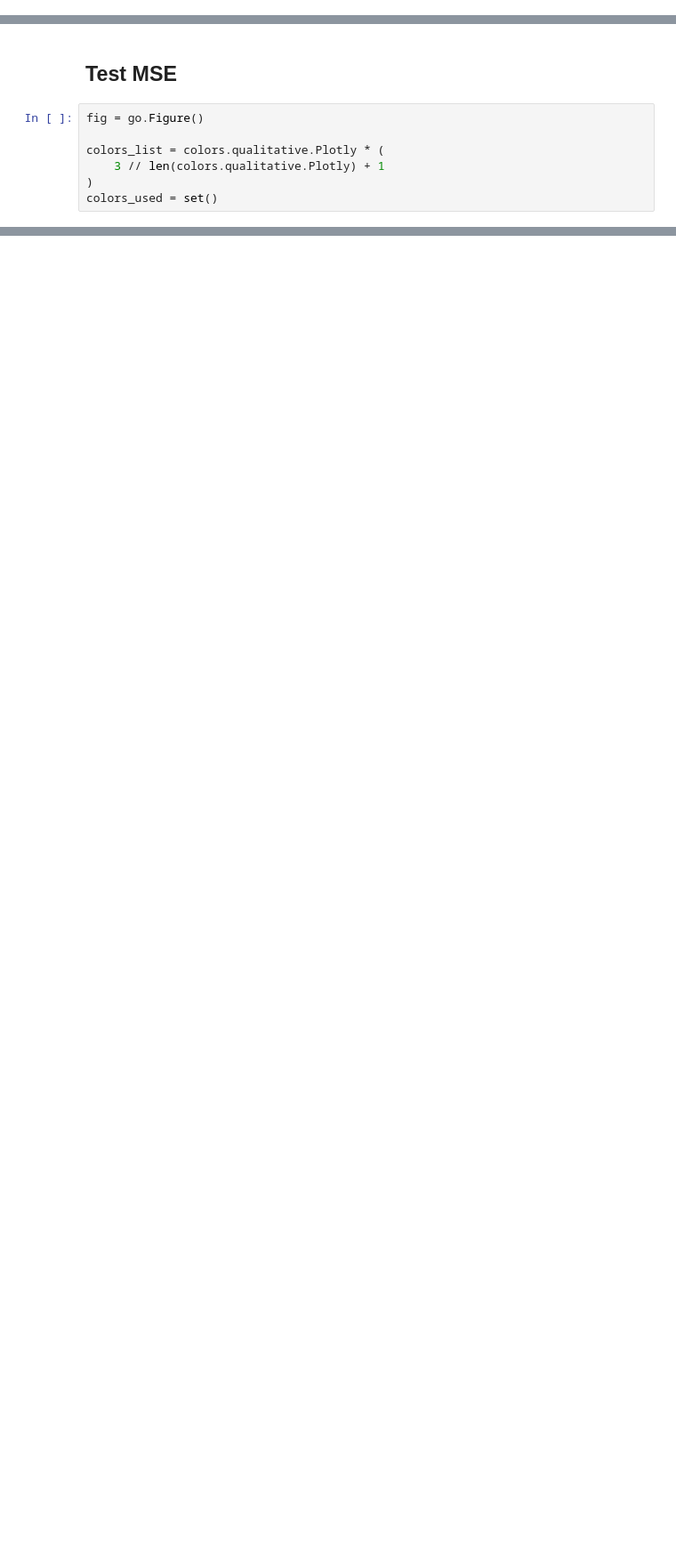
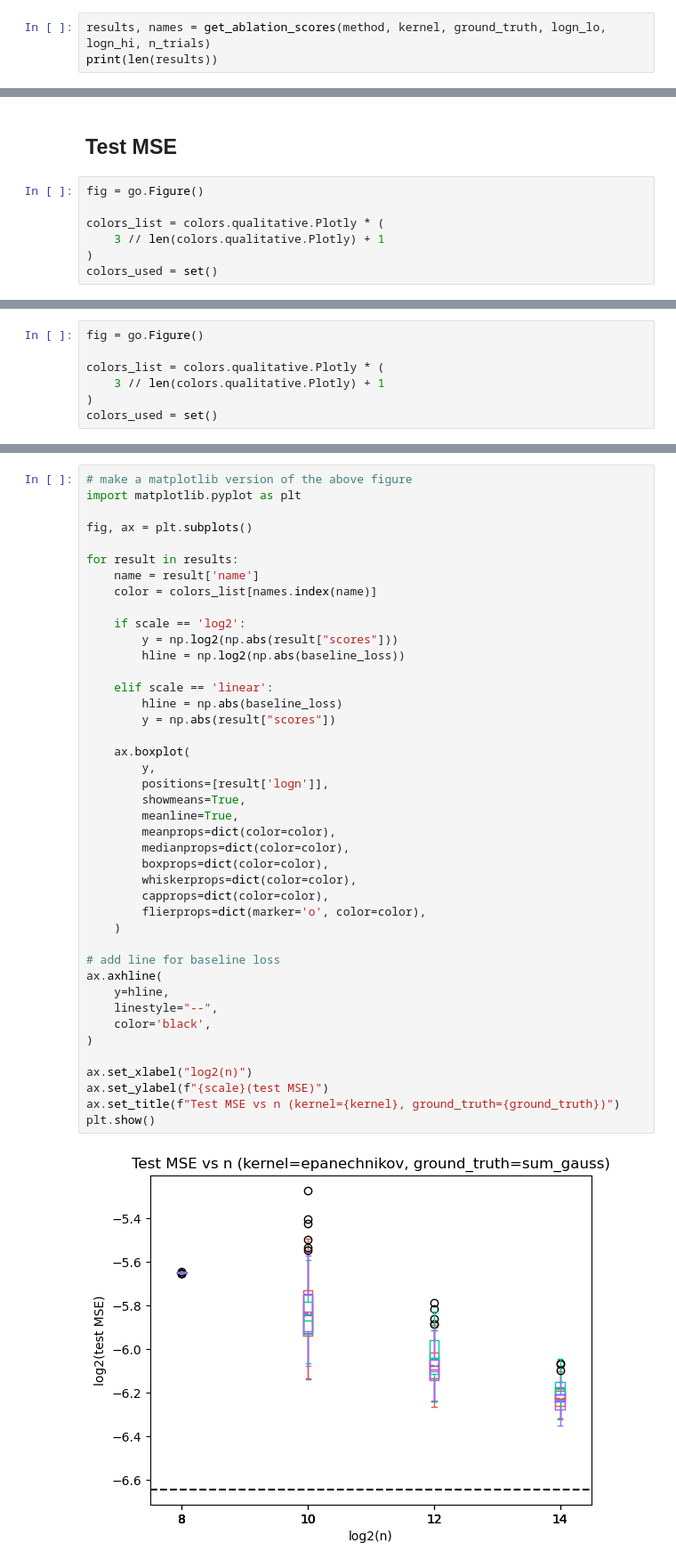
Before and after one commit to ag2435/npr, a Jupyter notebook: examples/neurips/plot_ablation.ipynb, the cells around one changed output, grey strips where cells are left out. Shown at 89% size. Drawn from its saved outputs; the diff is of its cells as text; blank space fills up the shorter version.

```diff
--- a/examples/neurips/plot_ablation.ipynb
+++ b/examples/neurips/plot_ablation.ipynb
@@ -50,0 +31,3 @@ len(results)
+# %%
+results, names = get_ablation_scores(method, kernel, ground_truth, logn_lo, logn_hi, n_trials)
+print(len(results))
@@ -111,0 +102,7 @@ fig.write_image(fig_file)
+# %%
+fig = go.Figure()
+
+colors_list = colors.qualitative.Plotly * (
+    3 // len(colors.qualitative.Plotly) + 1
+)
+colors_used = set()
@@ -111,0 +161,44 @@ fig.write_image(fig_file)
+# %%
+# make a matplotlib version of the above figure
+import matplotlib.pyplot as plt
+
+fig, ax = plt.subplots()
+
+for result in results:
+    name = result['name']
+    color = colors_list[names.index(name)]
+
+    if scale == 'log2':
+        y = np.log2(np.abs(result["scores"]))
+        hline = np.log2(np.abs(baseline_loss))
+
+    elif scale == 'linear':
+        hline = np.abs(baseline_loss)
+        y = np.abs(result["scores"])
+
+    ax.boxplot(
+        y,
+        positions=[result['logn']],
+        showmeans=True,
+        meanline=True,
+        meanprops=dict(color=color),
+        medianprops=dict(color=color),
+        boxprops=dict(color=color),
+        whiskerprops=dict(color=color),
+        capprops=dict(color=color),
+        flierprops=dict(marker='o', color=color),
+    )
+
+# add line for baseline loss
+ax.axhline(
+    y=hline,
+    linestyle="--",
+    color='black',
+)
+
+ax.set_xlabel("log2(n)")
+ax.set_ylabel(f"{scale}(test MSE)")
+ax.set_title(f"Test MSE vs n (kernel={kernel}, ground_truth={ground_truth})")
+plt.show()
+# %% [output]
+[figure, added]
```
Also changed, not shown: parts of 12 cells of this notebook, 13 other files.
